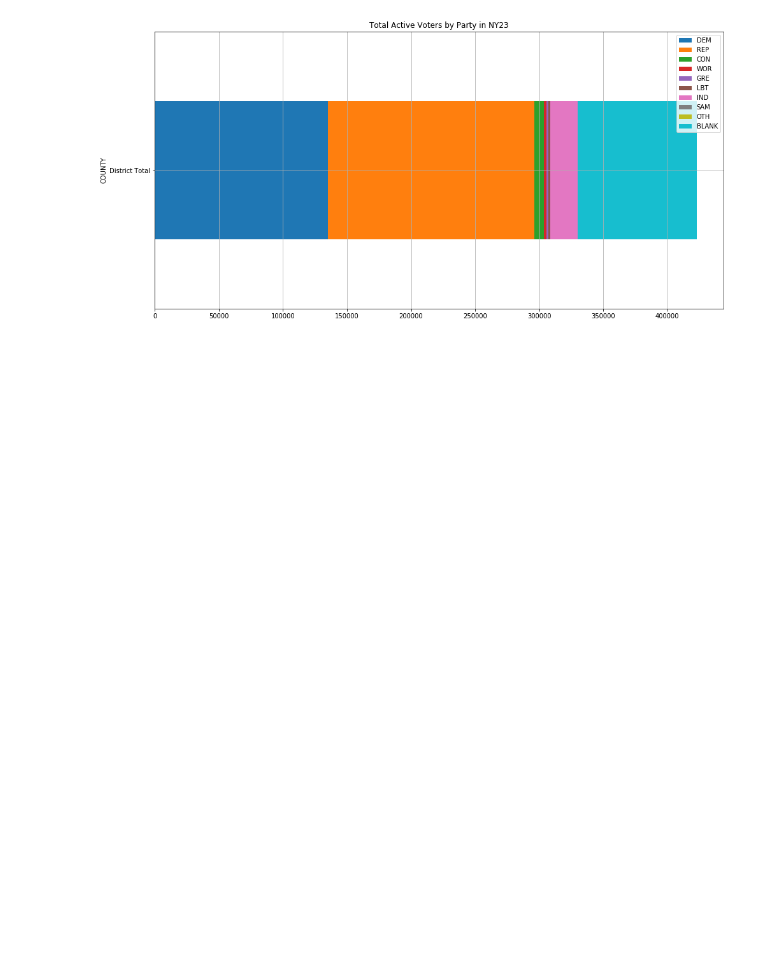
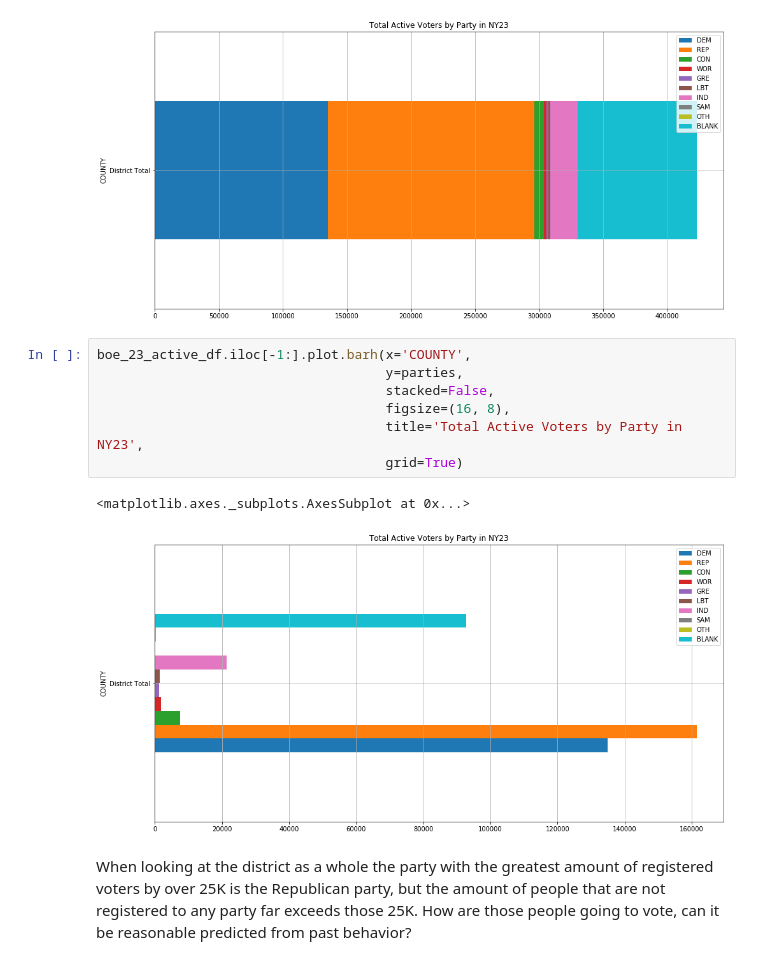
Before and after one commit to merb92/ny-23, a Jupyter notebook: census_ny_23_eda.ipynb, the cells around one changed output. Cells and saved outputs as stored; diff of their text form; blank space fills up the shorter version.

```diff
--- a/census_ny_23_eda.ipynb
+++ b/census_ny_23_eda.ipynb
@@ -286,3 +286,15 @@ boe_23_active_df.iloc[-1:].plot.barh(x='COUNTY',
 # %% [output]
 <matplotlib.axes._subplots.AxesSubplot at 0x...>
 [figure]
+# %%
+boe_23_active_df.iloc[-1:].plot.barh(x='COUNTY',
+                                     y=parties,
+                                     stacked=False,
+                                     figsize=(16, 8),
+                                     title='Total Active Voters by Party in NY23',
+                                     grid=True)
+# %% [output]
+<matplotlib.axes._subplots.AxesSubplot at 0x...>
+[figure, added]
+# %% [markdown]
+When looking at the district as a whole the party with the greatest amount of registered voters by over 25K is the Republican party, but the amount of people that are not registered to any party far exceeds those 25K.  How are those people going to vote, can it be reasonable predicted from past behavior?
```
Also changed, not shown: parts of 34 cells of this notebook.
